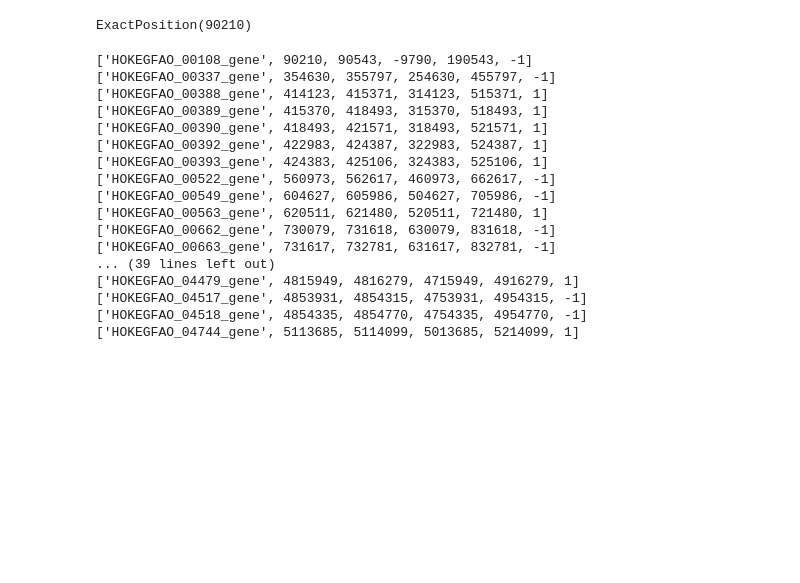
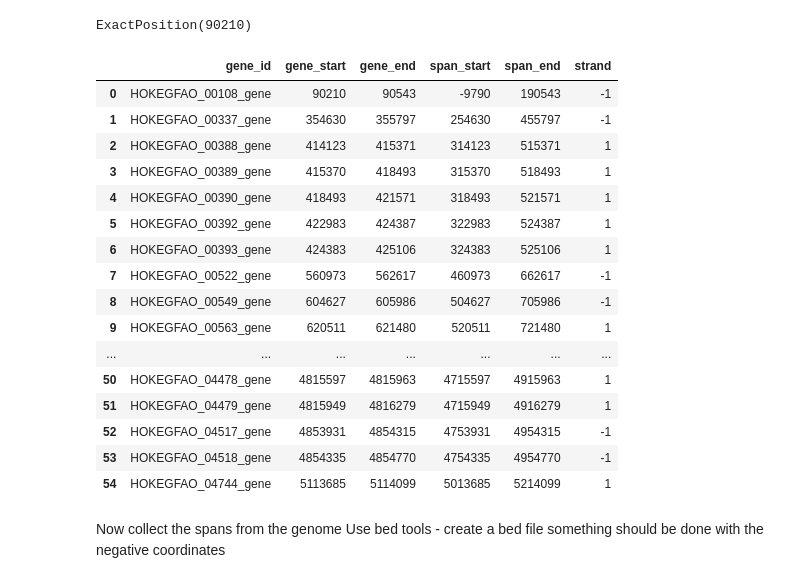
Before and after one commit to andrewgull/HeteroR, a Jupyter notebook: notebooks/rgi_filtering.ipynb, the cells around one changed output. Cells and saved outputs as stored; diff of their text form; code cells hidden in the pictures; blank space fills up the shorter version.

```diff
--- a/notebooks/rgi_filtering.ipynb
+++ b/notebooks/rgi_filtering.ipynb
@@ -160,6 +160,7 @@ resistance_genes_coords[0].location.start
 # %% [output]
 ExactPosition(90210)
 # %%
+gene_lol = list()
 genome_end = 5131220
 span = 100000
 for gene in resistance_genes_coords:
@@ -167,28 +168,33 @@ for gene in resistance_genes_coords:
     end = int(gene.location.end)
     span_start = start - span
     # check if it's negative
-    if span_start < 0:
-        span_start = genome_end + span_start
-
-
+    # if span_start < 0:
+    #    span_start = genome_end + span_start
     span_end = end + span
     row = [gene.id, start, end, span_start, span_end, int(gene.location.strand)]
-    print(row)
+    gene_lol.append(row)
-# %% [output]
-['HOKEGFAO_00108_gene', 90210, 90543, -9790, 190543, -1]
-['HOKEGFAO_00337_gene', 354630, 355797, 254630, 455797, -1]
-['HOKEGFAO_00388_gene', 414123, 415371, 314123, 515371, 1]
-['HOKEGFAO_00389_gene', 415370, 418493, 315370, 518493, 1]
-['HOKEGFAO_00390_gene', 418493, 421571, 318493, 521571, 1]
-['HOKEGFAO_00392_gene', 422983, 424387, 322983, 524387, 1]
-['HOKEGFAO_00393_gene', 424383, 425106, 324383, 525106, 1]
-['HOKEGFAO_00522_gene', 560973, 562617, 460973, 662617, -1]
-['HOKEGFAO_00549_gene', 604627, 605986, 504627, 705986, -1]
-['HOKEGFAO_00563_gene', 620511, 621480, 520511, 721480, 1]
-['HOKEGFAO_00662_gene', 730079, 731618, 630079, 831618, -1]
-['HOKEGFAO_00663_gene', 731617, 732781, 631617, 832781, -1]
-... (39 lines left out)
-['HOKEGFAO_04479_gene', 4815949, 4816279, 4715949, 4916279, 1]
-['HOKEGFAO_04517_gene', 4853931, 4854315, 4753931, 4954315, -1]
-['HOKEGFAO_04518_gene', 4854335, 4854770, 4754335, 4954770, -1]
-['HOKEGFAO_04744_gene', 5113685, 5114099, 5013685, 5214099, 1]
+# %%
+coordinates = pd.DataFrame(columns=["gene_id", "gene_start", "gene_end", "span_start", "span_end", "strand"], data=gene_lol)
+coordinates
+# %% [output]
+|  | gene_id | gene_start | gene_end | span_start | span_end | strand |
+| 0 | HOKEGFAO_00108_gene | 90210 | 90543 | -9790 | 190543 | -1 |
+| 1 | HOKEGFAO_00337_gene | 354630 | 355797 | 254630 | 455797 | -1 |
+| 2 | HOKEGFAO_00388_gene | 414123 | 415371 | 314123 | 515371 | 1 |
+| 3 | HOKEGFAO_00389_gene | 415370 | 418493 | 315370 | 518493 | 1 |
+| 4 | HOKEGFAO_00390_gene | 418493 | 421571 | 318493 | 521571 | 1 |
+| 5 | HOKEGFAO_00392_gene | 422983 | 424387 | 322983 | 524387 | 1 |
+| 6 | HOKEGFAO_00393_gene | 424383 | 425106 | 324383 | 525106 | 1 |
+| 7 | HOKEGFAO_00522_gene | 560973 | 562617 | 460973 | 662617 | -1 |
+| 8 | HOKEGFAO_00549_gene | 604627 | 605986 | 504627 | 705986 | -1 |
+| 9 | HOKEGFAO_00563_gene | 620511 | 621480 | 520511 | 721480 | 1 |
+| ... | ... | ... | ... | ... | ... | ... |
+| 50 | HOKEGFAO_04478_gene | 4815597 | 4815963 | 4715597 | 4915963 | 1 |
+| 51 | HOKEGFAO_04479_gene | 4815949 | 4816279 | 4715949 | 4916279 | 1 |
+| 52 | HOKEGFAO_04517_gene | 4853931 | 4854315 | 4753931 | 4954315 | -1 |
+| 53 | HOKEGFAO_04518_gene | 4854335 | 4854770 | 4754335 | 4954770 | -1 |
+| 54 | HOKEGFAO_04744_gene | 5113685 | 5114099 | 5013685 | 5214099 | 1 |
+# %% [markdown]
+Now collect the spans from the genome
+Use bed tools - create a bed file
+something should be done with the negative coordinates
```
